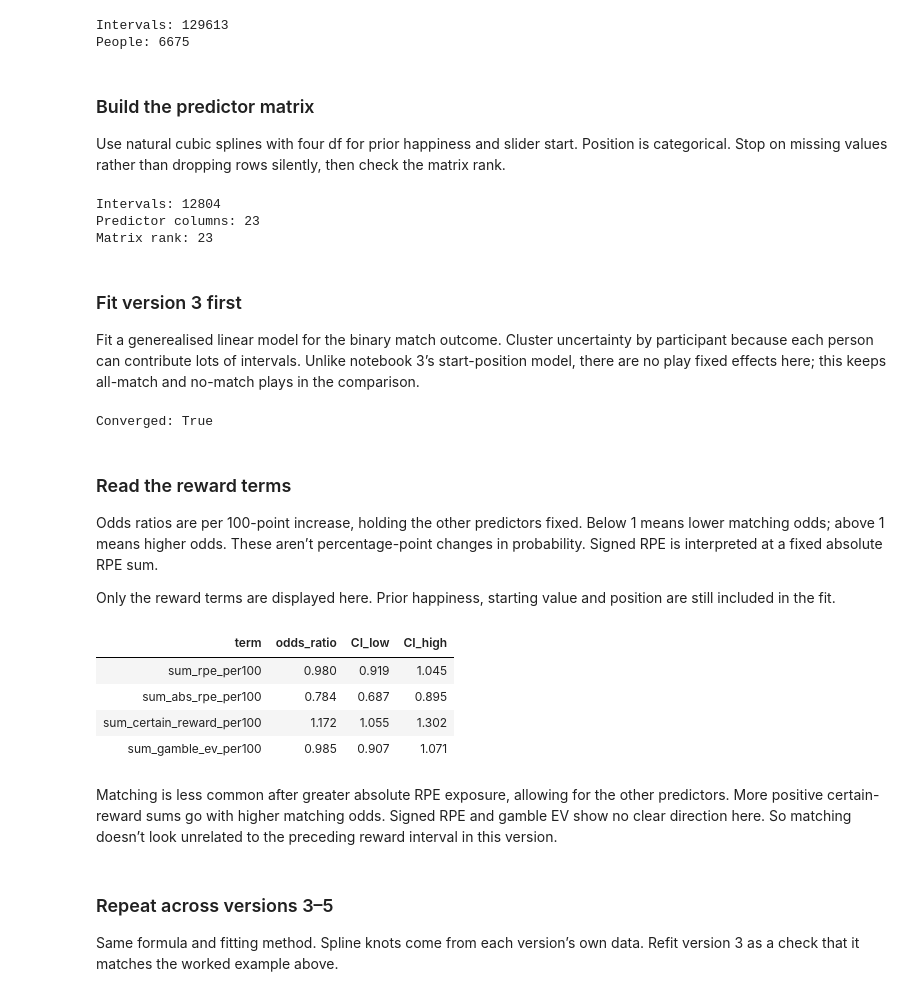
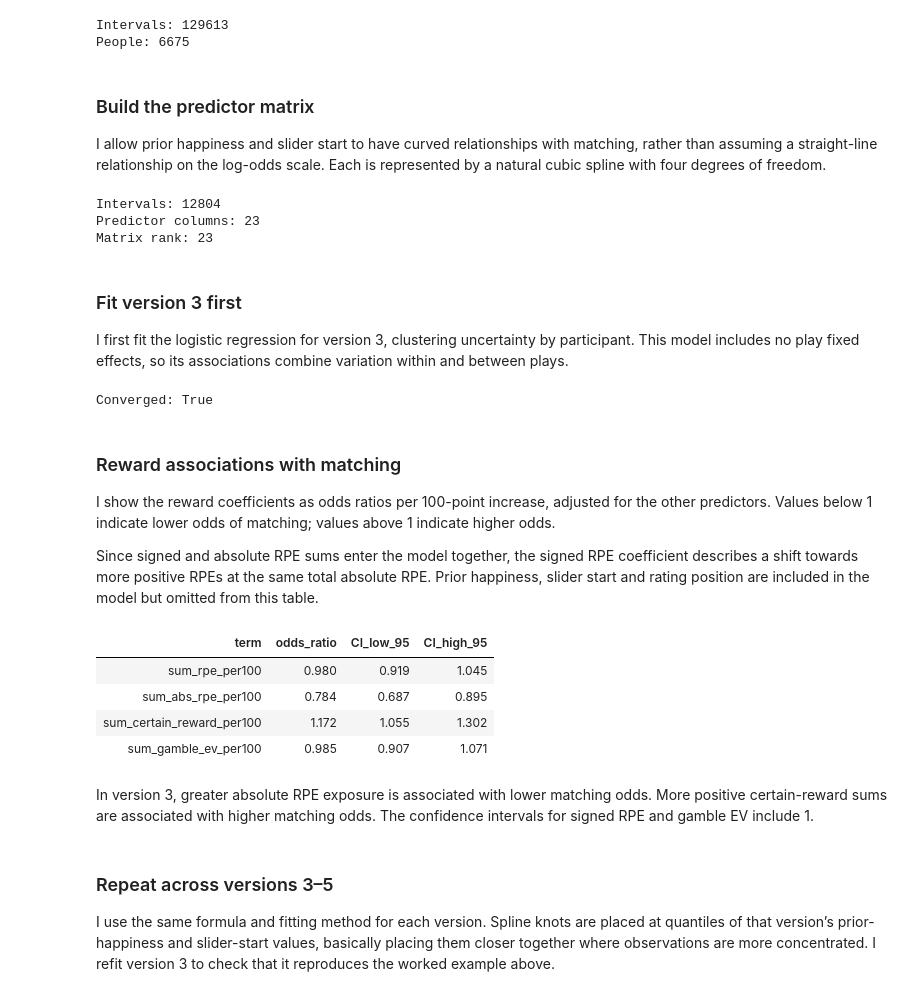
Before and after one commit to gustavbeen/mood-rpe-feasibility, a Jupyter notebook: notebooks/04_gbe_reward_intervals.ipynb, the cells around one changed output. Drawn from its saved outputs; the diff is of its cells as text; code cells hidden in the pictures.

```diff
--- a/notebooks/04_gbe_reward_intervals.ipynb
+++ b/notebooks/04_gbe_reward_intervals.ipynb
@@ -306,14 +298,7 @@ for previous, following in zip(example_intervals[:-1], example_intervals[1:]):
     assert previous["next_happiness"] == following["prior_happiness"]
     assert previous["next_startValue"] == following["prior_startValue"]
 
-for interval in example_intervals:
-    for field in [
-        "trial_numbers", "rpe_sequence",
-        "certain_reward_sequence", "gamble_ev_sequence",
-    ]:
-        assert len(interval[field]) == interval["n_trials"] # sequence lengths match
-
 print("11 intervals; trials 1–30 covered once, in order.")
-print("Rating endpoints join correctly; sequence lengths match.")
+print("Rating endpoints join correctly.")
 # %% [output]
 11 intervals; trials 1–30 covered once, in order.
@@ -357,13 +342,6 @@ for participant in development_participants:
             assert previous["next_happiness"] == following["prior_happiness"], play_key
             assert previous["next_startValue"] == following["prior_startValue"], play_key
 
-        for interval in intervals:
-            for field in [
-                "trial_numbers", "rpe_sequence",
-                "certain_reward_sequence", "gamble_ev_sequence",
-            ]:
-                assert len(interval[field]) == interval["n_trials"], play_key
-
         interval_rows.extend(intervals)
         plays_checked += 1
 
@@ -467,7 +403,7 @@ People: 6675
 # %% [markdown]
 ### Build the predictor matrix
 
-Use natural cubic splines with four df for prior happiness and slider start. Position is categorical. Stop on missing values rather than dropping rows silently, then check the matrix rank.
+I allow prior happiness and slider start to have curved relationships with matching, rather than assuming a straight-line relationship on the log-odds scale. Each is represented by a natural cubic spline with four degrees of freedom.
 # %%
 from patsy import dmatrices
 
@@ -512,7 +450,7 @@ Matrix rank: 23
 # %% [markdown]
 ### Fit version 3 first
 
-Fit a generealised linear model for the binary match outcome. Cluster uncertainty by participant because each person can contribute lots of intervals. Unlike notebook 3’s start-position model, there are no play fixed effects here; this keeps all-match and no-match plays in the comparison.
+I first fit the logistic regression for version 3, clustering uncertainty by participant. This model includes no play fixed effects, so its associations combine variation within and between plays.
 # %%
 import statsmodels.api as sm
 
@@ -532,39 +470,39 @@ print("Converged:", selection_fit_v3.converged)
 # %% [output]
 Converged: True
 # %% [markdown]
-### Read the reward terms
+### Reward associations with matching
 
-Odds ratios are per 100-point increase, holding the other predictors fixed. Below 1 means lower matching odds; above 1 means higher odds. These aren’t percentage-point changes in probability. Signed RPE is interpreted at a fixed absolute RPE sum.
+I show the reward coefficients as odds ratios per 100-point increase, adjusted for the other predictors. Values below 1 indicate lower odds of matching; values above 1 indicate higher odds.
 
-Only the reward terms are displayed here. Prior happiness, starting value and position are still included in the fit.
+Since signed and absolute RPE sums enter the model together, the signed RPE coefficient describes a shift towards more positive RPEs at the same total absolute RPE. Prior happiness, slider start and rating position are included in the model but omitted from this table.
 # %%
 reward_terms = [f"{field}_per100" for field in reward_fields]
 confidence_intervals = selection_fit_v3.conf_int()
 
 reward_results_v3 = pd.DataFrame({
     "term": reward_terms,
-    "odds_ratio": np.exp(selection_fit_v3.params.loc[reward_terms]), #find the coeffs, convert from log-odds to odds ratio and apply odds-ratio scale
-    "CI_low": np.exp(confidence_intervals.loc[reward_terms, 0]),
-    "CI_high": np.exp(confidence_intervals.loc[reward_terms, 1]),
+    "odds_ratio": np.exp(selection_fit_v3.params.loc[reward_terms]), # convert log-odds coefficients and intervals to odds ratios
+    "CI_low_95": np.exp(confidence_intervals.loc[reward_terms, 0]),
+    "CI_high_95": np.exp(confidence_intervals.loc[reward_terms, 1]),
 })
 
 reward_results_v3.style.format({
     "odds_ratio": "{:.3f}",
-    "CI_low": "{:.3f}",
-    "CI_high": "{:.3f}",
+    "CI_low_95": "{:.3f}",
+    "CI_high_95": "{:.3f}",
 }).hide(axis="index")
 # %% [output]
-| term | odds_ratio | CI_low | CI_high |
+| term | odds_ratio | CI_low_95 | CI_high_95 |
 | sum_rpe_per100 | 0.980 | 0.919 | 1.045 |
 | sum_abs_rpe_per100 | 0.784 | 0.687 | 0.895 |
 | sum_certain_reward_per100 | 1.172 | 1.055 | 1.302 |
 | sum_gamble_ev_per100 | 0.985 | 0.907 | 1.071 |
 # %% [markdown]
-Matching is less common after greater absolute RPE exposure, allowing for the other predictors. More positive certain-reward sums go with higher matching odds. Signed RPE and gamble EV show no clear direction here. So matching doesn’t look unrelated to the preceding reward interval in this version.
+In version 3, greater absolute RPE exposure is associated with lower matching odds. More positive certain-reward sums are associated with higher matching odds. The confidence intervals for signed RPE and gamble EV include 1.
 # %% [markdown]
 ### Repeat across versions 3–5
 
-Same formula and fitting method. Spline knots come from each version’s own data. Refit version 3 as a check that it matches the worked example above.
+I use the same formula and fitting method for each version. Spline knots are placed at quantiles of that version’s prior-happiness and slider-start values, basically placing them closer together where observations are more concentrated. I refit version 3 to check that it reproduces the worked example above.
 # %%
 selection_fits = {}
 reward_result_rows = []
```
Also changed, not shown: parts of 29 cells of this notebook, 10 other files.
